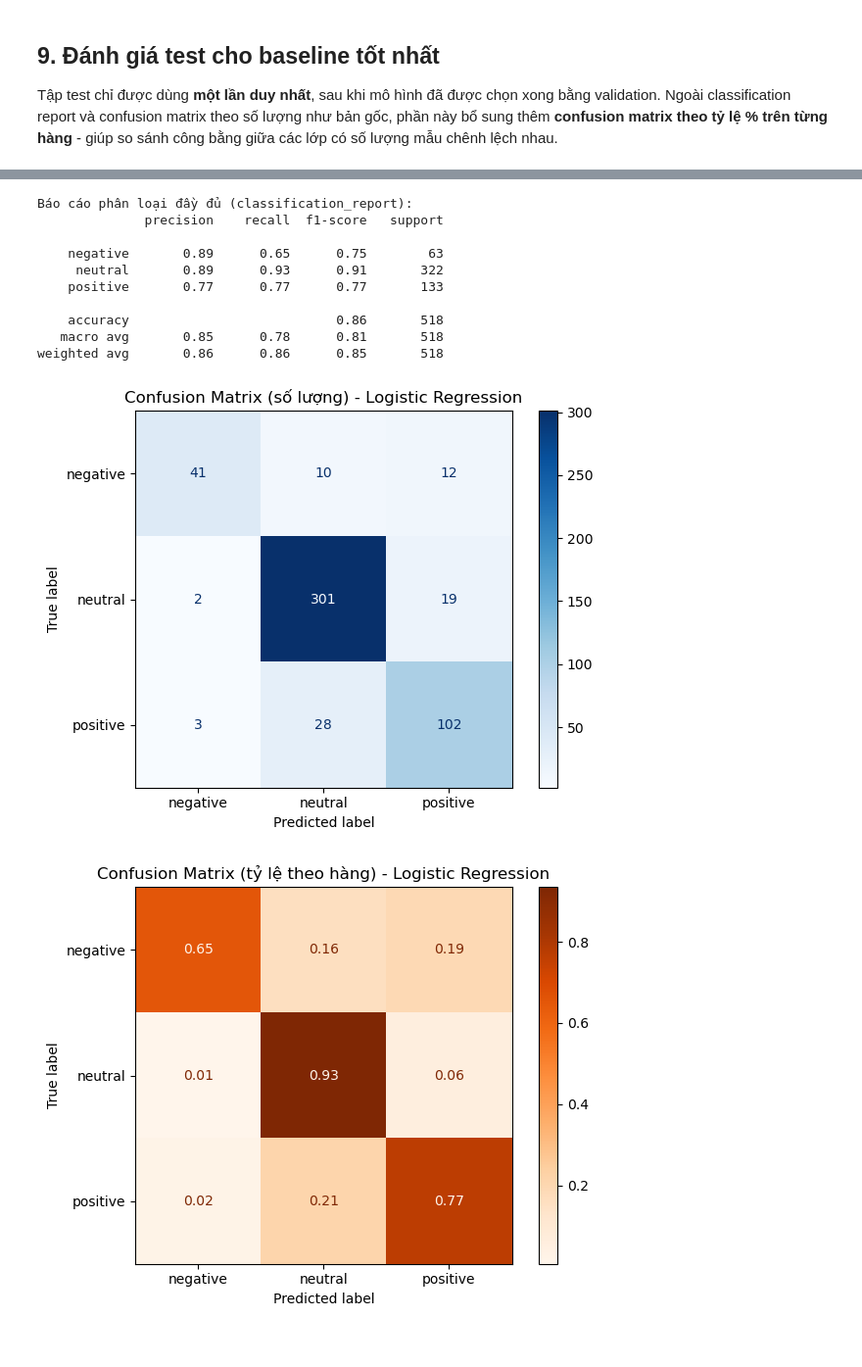
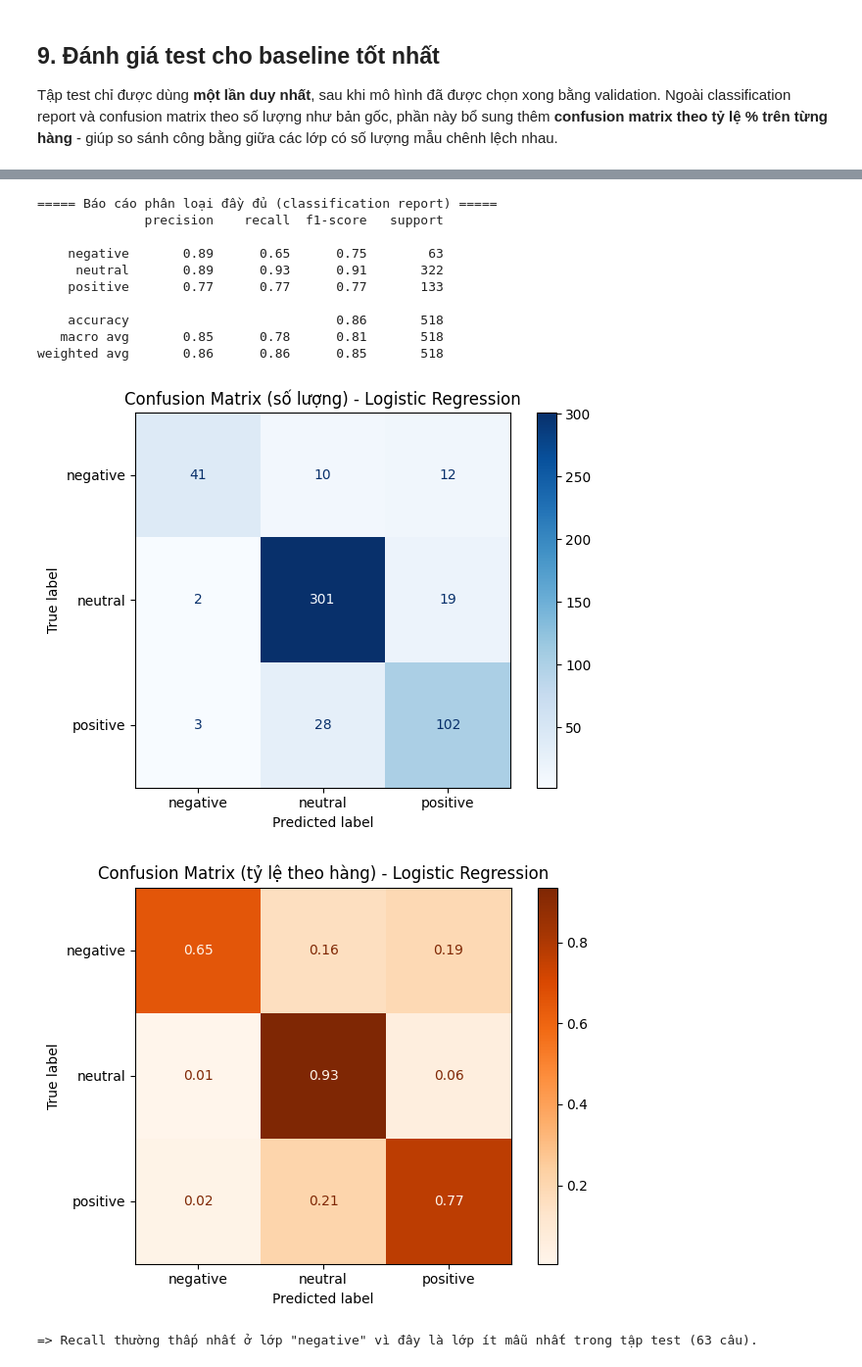
Before and after one commit to ngtd-2609/financial-sentiment-analysis-app, a Jupyter notebook: notebook/Financial_Sentiment_Analysis_Fixed_collab.ipynb, the cells around one changed output, grey strips where cells are left out. Shown at 98% size. Saved outputs shown, nothing was run; the diff lists cells and outputs as text; code cells hidden in the pictures.

```diff
--- a/notebook/Financial_Sentiment_Analysis_Fixed_collab.ipynb
+++ b/notebook/Financial_Sentiment_Analysis_Fixed_collab.ipynb
@@ -601,5 +641,11 @@ def compute_metrics_per_class(y_true, y_pred, model_name):
     })
 # %%
+# ============================================================
+# BƯỚC 2: Xây dựng, tinh chỉnh và huấn luyện 4 mô hình baseline
+# ============================================================
+# Với Logistic Regression và Linear SVM, dò thêm siêu tham số C bằng
+# GridSearchCV (3-fold CV TRÊN TẬP TRAIN) để chọn độ mạnh regularization
+# phù hợp, thay vì dùng giá trị mặc định.
 
 validation_results = []
 validation_results_per_class = []
@@ -609,11 +655,13 @@ best_baseline_model = None
 
 if RUN_BASELINE_MODELS and train_df is not None:
 
+    # --- Mô hình 1: Dummy Classifier (mốc so sánh tối thiểu, không học gì cả) ---
     dummy_pipe = Pipeline([
         ('tfidf', TfidfVectorizer(ngram_range=(1, 2), min_df=2)),
         ('clf', DummyClassifier(strategy='most_frequent')),
     ])
 
+    # --- Mô hình 2: Naive Bayes, dò alpha (hệ số làm mượt Laplace) ---
     nb_pipe = Pipeline([
         ('tfidf', TfidfVectorizer(ngram_range=(1, 2), min_df=2)),
         ('clf', MultinomialNB()),
@@ -623,6 +671,7 @@ if RUN_BASELINE_MODELS and train_df is not None:
         scoring='f1_macro', cv=3, n_jobs=-1,
     )
 
+    # --- Mô hình 3: Logistic Regression, dò C (độ mạnh regularization) ---
     lr_pipe = Pipeline([
         ('tfidf', TfidfVectorizer(ngram_range=(1, 2), min_df=2)),
         ('clf', LogisticRegression(max_iter=2000, class_weight='balanced', random_state=SEED)),
@@ -632,6 +681,7 @@ if RUN_BASELINE_MODELS and train_df is not None:
         scoring='f1_macro', cv=3, n_jobs=-1,
     )
 
+    # --- Mô hình 4: Linear SVM, dò C ---
     svm_pipe = Pipeline([
         ('tfidf', TfidfVectorizer(ngram_range=(1, 2), min_df=2)),
         ('clf', LinearSVC(class_weight='balanced', random_state=SEED)),
@@ -670,26 +720,26 @@ if RUN_BASELINE_MODELS and train_df is not None:
     val_metrics_df = pd.DataFrame(validation_results).sort_values('Macro-F1', ascending=False).reset_index(drop=True)
     val_metrics_per_class_df = pd.concat(validation_results_per_class, ignore_index=True)
 
-    print('Siêu tham số tốt nhất cho mỗi mô hình (qua 3-fold CV trên train):')
+    print('Siêu tham số tốt nhất cho mỗi mô hình (qua 3-fold CV trên tập train):')
     for name, params in best_params_log.items():
         print(f'  - {name}: {params}')
 
     print()
-    print('Bảng so sánh tổng quát trên tập VALIDATION (sắp xếp theo Macro-F1 giảm dần):')
+    print('===== Bảng so sánh tổng quát trên tập VALIDATION (sắp xếp theo Macro-F1 giảm dần) =====')
     display(val_metrics_df.round(4))
 
     print()
-    print('Bảng chi tiết theo từng lớp (negative / neutral / positive) trên VALIDATION:')
+    print('===== Bảng chi tiết theo từng lớp (negative / neutral / positive) trên VALIDATION =====')
     display(val_metrics_per_class_df.round(4))
 
-    best_baseline_name = val_metrics_df.iloc[0]['Model']
+    best_baseline_name = val_metrics_df.iloc[0]['Mô hình']
     best_baseline_model = fitted_models[best_baseline_name]
     STAGE_STATUS['baseline'] = 'done'
     print()
-    print('=> Mô hình tốt nhất theo validation Macro-F1:', best_baseline_name)
+    print('=> Mô hình tốt nhất theo Macro-F1 trên validation:', best_baseline_name)
 else:
     val_metrics_df = pd.DataFrame()
     val_metrics_per_class_df = pd.DataFrame()
     STAGE_STATUS['baseline'] = 'skipped_no_data_or_config'
-    print('Chưa có dữ liệu hoặc RUN_BASELINE_MODELS=False nên bỏ qua baseline.')
+    print('Chưa có dữ liệu hoặc RUN_BASELINE_MODELS=False nên bỏ qua bước huấn luyện baseline.')
 # %% [output]
@@ -756,6 +810,9 @@ else:
 ## 9. Đánh giá test cho baseline tốt nhất
 Tập test chỉ được dùng **một lần duy nhất**, sau khi mô hình đã được chọn xong bằng validation. Ngoài classification report và confusion matrix theo số lượng như bản gốc, phần này bổ sung thêm **confusion matrix theo tỷ lệ % trên từng hàng** - giúp so sánh công bằng giữa các lớp có số lượng mẫu chênh lệch nhau.
 # %%
+# ============================================================
+# Đánh giá mô hình tốt nhất trên tập TEST (chỉ chấm 1 lần duy nhất)
+# ============================================================
 test_metrics_df = pd.DataFrame()
 test_metrics_per_class_df = pd.DataFrame()
 best_model_name = None
@@ -767,17 +824,18 @@ if best_baseline_model is not None:
     test_metrics_df = pd.DataFrame([compute_metrics(test_df['label'], test_pred, best_baseline_name)])
     test_metrics_per_class_df = compute_metrics_per_class(test_df['label'], test_pred, best_baseline_name)
 
-    print(f'Kết quả TEST cho mô hình tốt nhất ({best_baseline_name}):')
+    print(f'===== Kết quả trên TEST cho mô hình tốt nhất ({best_baseline_name}) =====')
     display(test_metrics_df.round(4))
 
     print()
-    print('Bảng chi tiết theo từng lớp trên TEST:')
+    print('===== Bảng chi tiết theo từng lớp trên TEST =====')
     display(test_metrics_per_class_df.round(4))
 
     print()
-    print('Báo cáo phân loại đầy đủ (classification_report):')
+    print('===== Báo cáo phân loại đầy đủ (classification report) =====')
     print(classification_report(test_df['label'], test_pred, labels=LABEL_ORDER, zero_division=0))
 
+    # --- Confusion matrix: số lượng tuyệt đối ---
     cm = confusion_matrix(test_df['label'], test_pred, labels=LABEL_ORDER)
     disp = ConfusionMatrixDisplay(cm, display_labels=LABEL_ORDER)
     disp.plot(cmap='Blues', values_format='d')
@@ -786,6 +844,9 @@ if best_baseline_model is not None:
     plt.savefig(FIGURES / 'best_model_confusion_matrix_counts.png', dpi=160)
     plt.show()
 
+    # --- Confusion matrix: theo tỷ lệ % trên mỗi hàng ---
+    # Giúp so sánh công bằng giữa các lớp có số lượng mẫu chênh lệch nhau
+    # (vd. negative chỉ có 63 câu trong khi neutral có tới 322 câu)
     cm_normalized = cm.astype(float) / cm.sum(axis=1, keepdims=True)
     disp_norm = ConfusionMatrixDisplay(cm_normalized, display_labels=LABEL_ORDER)
     disp_norm.plot(cmap='Oranges', values_format='.2f')
@@ -797,7 +858,11 @@ if best_baseline_model is not None:
     best_model_name = best_baseline_name
     best_model = best_baseline_model
     STAGE_STATUS['test'] = 'done'
+
+    n_negative = int((test_df['label'] == 'negative').sum())
+    print()
+    print(f'=> Recall thường thấp nhất ở lớp "negative" vì đây là lớp ít mẫu nhất trong tập test ({n_negative} câu).')
 else:
     STAGE_STATUS['test'] = 'skipped_no_baseline'
-    print('Chưa có baseline để đánh giá trên test.')
+    print('Chưa có mô hình baseline để đánh giá trên test.')
 # %% [output]
@@ -809,15 +874,16 @@ Bảng chi tiết theo từng lớp trên TEST:
 | 0 | Logistic Regression | negative | 0.8913 | 0.6508 | 0.7523 | 63 |
 | 1 | Logistic Regression | neutral | 0.8879 | 0.9348 | 0.9107 | 322 |
 | 2 | Logistic Regression | positive | 0.7669 | 0.7669 | 0.7669 | 133 |
-Báo cáo phân loại đầy đủ (classification_report):
+===== Báo cáo phân loại đầy đủ (classification report) =====
               precision    recall  f1-score   support
 
     negative       0.89      0.65      0.75        63
      neutral       0.89      0.93      0.91       322
     positive       0.77      0.77      0.77       133
 
     accuracy                           0.86       518
    macro avg       0.85      0.78      0.81       518
 weighted avg       0.86      0.86      0.85       518
-[figure, old version]
+[figure, new version]
 [figure]
+=> Recall thường thấp nhất ở lớp "negative" vì đây là lớp ít mẫu nhất trong tập test (63 câu).
```
Also changed, not shown: parts of 21 cells of this notebook, 2 other files.
